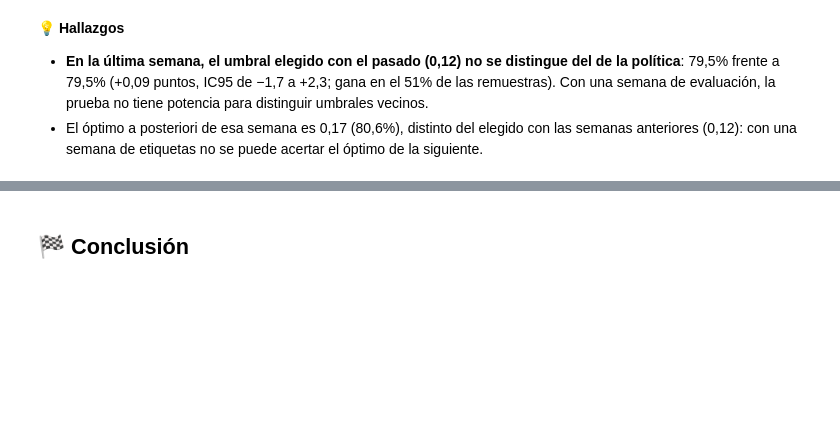
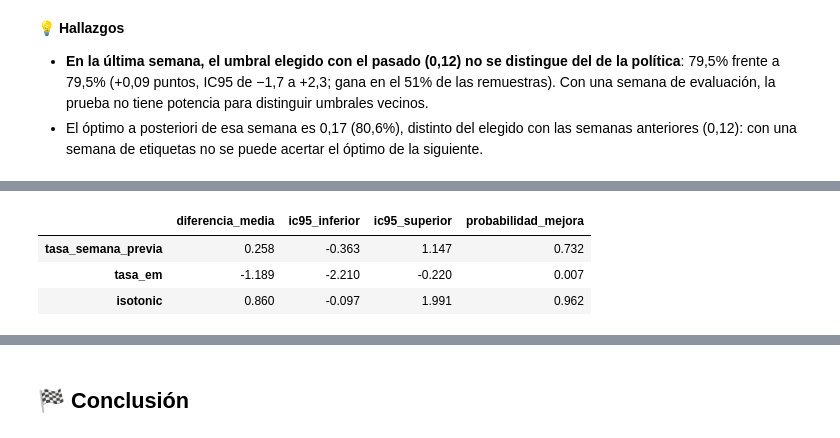
Before and after one commit to JuanFeDS/fraud_shipping, a Jupyter notebook: notebooks/06.umbral_temporal.ipynb, the cells around one changed output, grey strips where cells are left out. Cells and saved outputs as stored; diff of their text form; code cells hidden in the pictures; blank space fills up the shorter version.

```diff
--- a/notebooks/06.umbral_temporal.ipynb
+++ b/notebooks/06.umbral_temporal.ipynb
@@ -280,0 +395,24 @@ dtype: float64
+# %%
+# Diferencia de cada corrección frente a la probabilidad cruda, ambas con 0,20, en las tres semanas juntas (bootstrap pareado)
+generador = np.random.default_rng(SEMILLA_BOOTSTRAP)
+fraude, monto = datos_recalibracion['fraude'].to_numpy(), datos_recalibracion['monto'].to_numpy()
+probabilidades = {metodo: datos_recalibracion[columna].to_numpy() for metodo, columna in METODOS.items()}
+diferencias = {metodo: [] for metodo in METODOS if metodo != 'cruda'}
+for _ in range(REMUESTRAS_BOOTSTRAP):
+    indices = generador.integers(0, len(fraude), len(fraude))
+    base = ganancia_pct_maxima(fraude[indices], monto[indices], probabilidades['cruda'][indices], THRESHOLD)
+    for metodo, valores in diferencias.items():
+        valores.append(ganancia_pct_maxima(fraude[indices], monto[indices], probabilidades[metodo][indices], THRESHOLD) - base)
+
+pd.DataFrame({
+    metodo: {
+        'diferencia_media': np.mean(valores), 'ic95_inferior': np.percentile(valores, 2.5),
+        'ic95_superior': np.percentile(valores, 97.5), 'probabilidad_mejora': np.mean(np.array(valores) > 0),
+    }
+    for metodo, valores in diferencias.items()
+}).T.round(3)
+# %% [output]
+|  | diferencia_media | ic95_inferior | ic95_superior | probabilidad_mejora |
+| tasa_semana_previa | 0.258 | -0.363 | 1.147 | 0.732 |
+| tasa_em | -1.189 | -2.210 | -0.220 | 0.007 |
+| isotonic | 0.860 | -0.097 | 1.991 | 0.962 |
```
Also changed, not shown: parts of 13 cells of this notebook.
